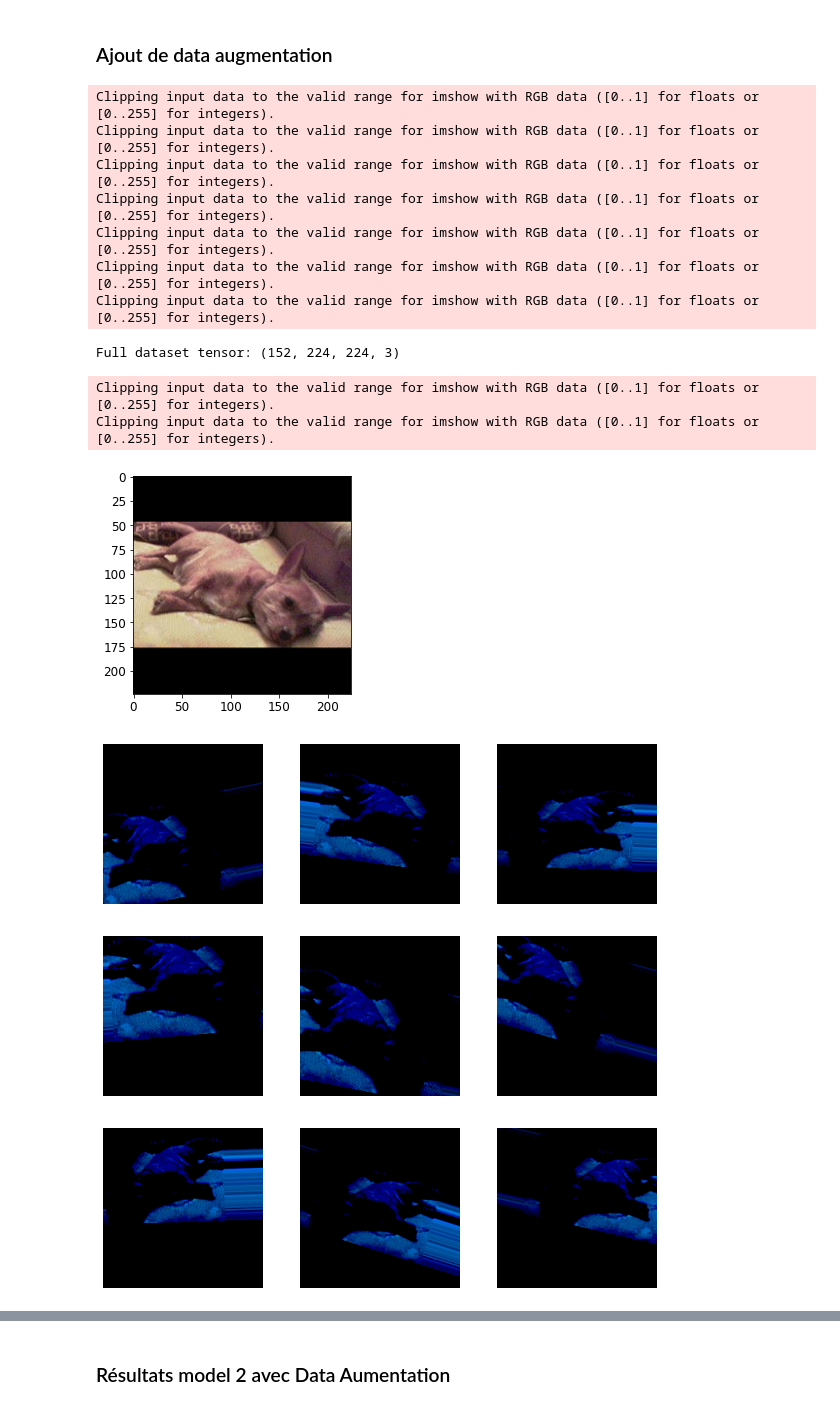
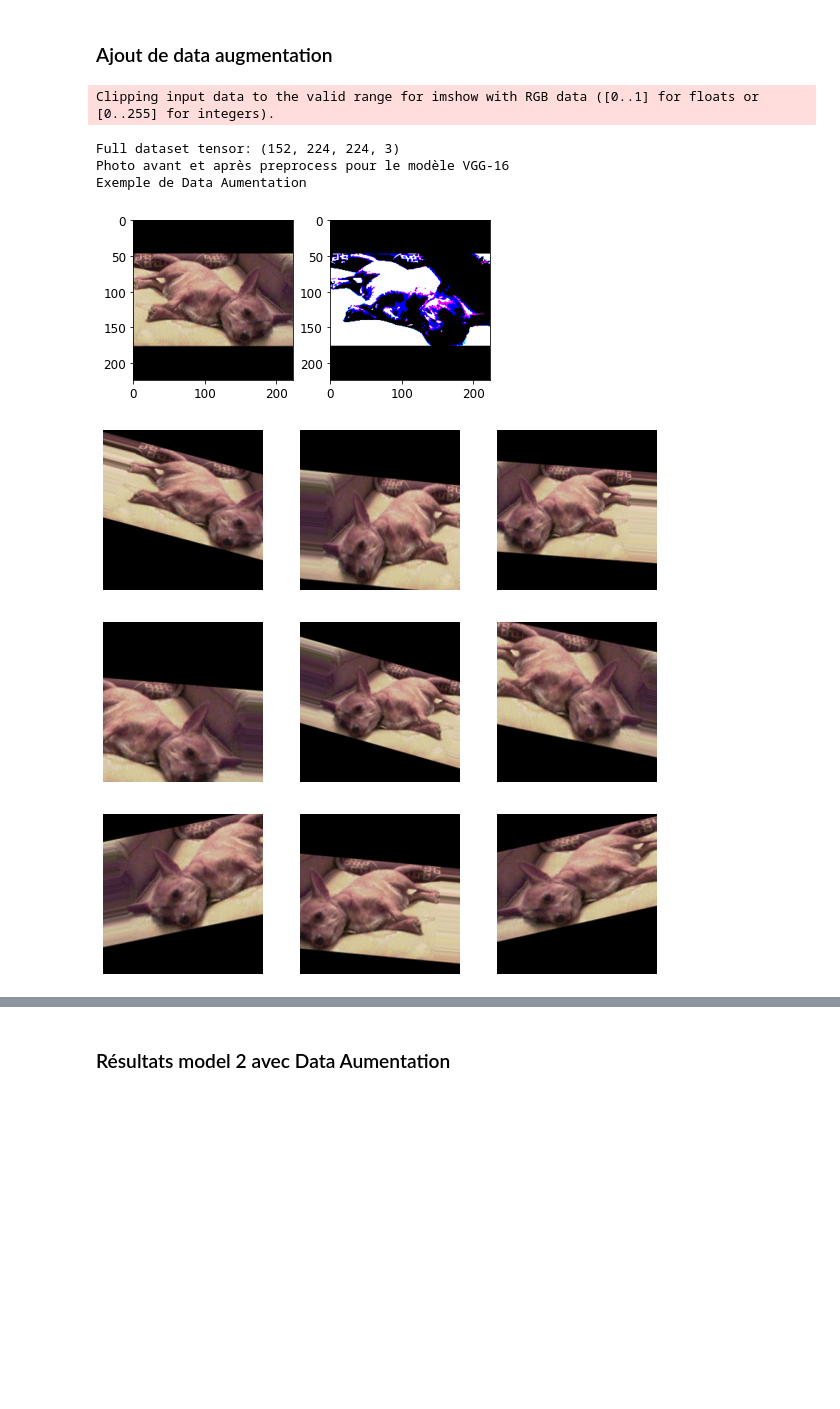
Before and after one commit to fedecabre/P6_Classez_des_images, a Jupyter notebook: notebooks/P6_01_notebook.ipynb, the cells around one changed output, grey strips where cells are left out. Saved outputs shown, nothing was run; the diff lists cells and outputs as text; code cells hidden in the pictures; blank space fills up the shorter version.

Commit message:
corrections pour la présentation

```diff
--- a/notebooks/P6_01_notebook.ipynb
+++ b/notebooks/P6_01_notebook.ipynb
@@ -699,41 +706,42 @@ datagen.fit(train_dataset)
 # %%
 from keras.preprocessing.image import ImageDataGenerator
 
-datagen_chien = ImageDataGenerator(featurewise_center=True,
+datagen_chien = ImageDataGenerator(featurewise_center=False,
                                    samplewise_center=False,
-                                   featurewise_std_normalization=True,
+                                   featurewise_std_normalization=False,
                                    samplewise_std_normalization=False,
+                                   #preprocessing_function=preprocess_input,
                                    rotation_range=20,
                                    shear_range=0.2,
                                    zoom_range=0.2,
                                    width_shift_range=0.2,
                                    height_shift_range=0.2,
-                                   horizontal_flip=True,
-                                  preprocessing_function=preprocess_input)
+                                   horizontal_flip=True)
 # %%
 import tensorflow as tf
 
 folder = 'data/Images/n02085620-Chihuahua'
 dataset_chien = make_dataset_race(folder,preprocess=False)
-image = dataset_chien[1,:,:,:]
-datagen_chien.fit(tf.expand_dims(image, 0))
-plt.imshow(image/255)
+image = dataset_chien[1,:,:,:]/255
+#datagen_chien.fit(tf.expand_dims(image, 0))
+print( 'Photo avant et après preprocess pour le modèle VGG-16')
 plt.figure(figsize=(10, 10))
+ax = plt.subplot(3, 3, 1)
+plt.imshow(image)
+ax = plt.subplot(3, 3, 2)
+plt.imshow(preprocess_input(image*255))
+plt.figure(figsize=(10, 10))
+plt.axis('off')
+print( 'Exemple de Data Aumentation')
 for i in range(9):
     ax = plt.subplot(3, 3, i + 1)
     augmented_image = datagen_chien.flow(tf.expand_dims(image, 0), batch_size=1)
     plt.imshow(augmented_image[0][0])
     plt.axis('off')
 # %% [output]
 Clipping input data to the valid range for imshow with RGB data ([0..1] for floats or [0..255] for integers).
-Clipping input data to the valid range for imshow with RGB data ([0..1] for floats or [0..255] for integers).
-Clipping input data to the valid range for imshow with RGB data ([0..1] for floats or [0..255] for integers).
-Clipping input data to the valid range for imshow with RGB data ([0..1] for floats or [0..255] for integers).
-Clipping input data to the valid range for imshow with RGB data ([0..1] for floats or [0..255] for integers).
-Clipping input data to the valid range for imshow with RGB data ([0..1] for floats or [0..255] for integers).
-Clipping input data to the valid range for imshow with RGB data ([0..1] for floats or [0..255] for integers).
 Full dataset tensor: (152, 224, 224, 3)
+Photo avant et après preprocess pour le modèle VGG-16
+Exemple de Data Aumentation
-Clipping input data to the valid range for imshow with RGB data ([0..1] for floats or [0..255] for integers).
-Clipping input data to the valid range for imshow with RGB data ([0..1] for floats or [0..255] for integers).
-[figure, old version]
+[figure, new version]
-[figure, old version]
+[figure, new version]
```
Also changed, not shown: parts of 38 cells of this notebook.
